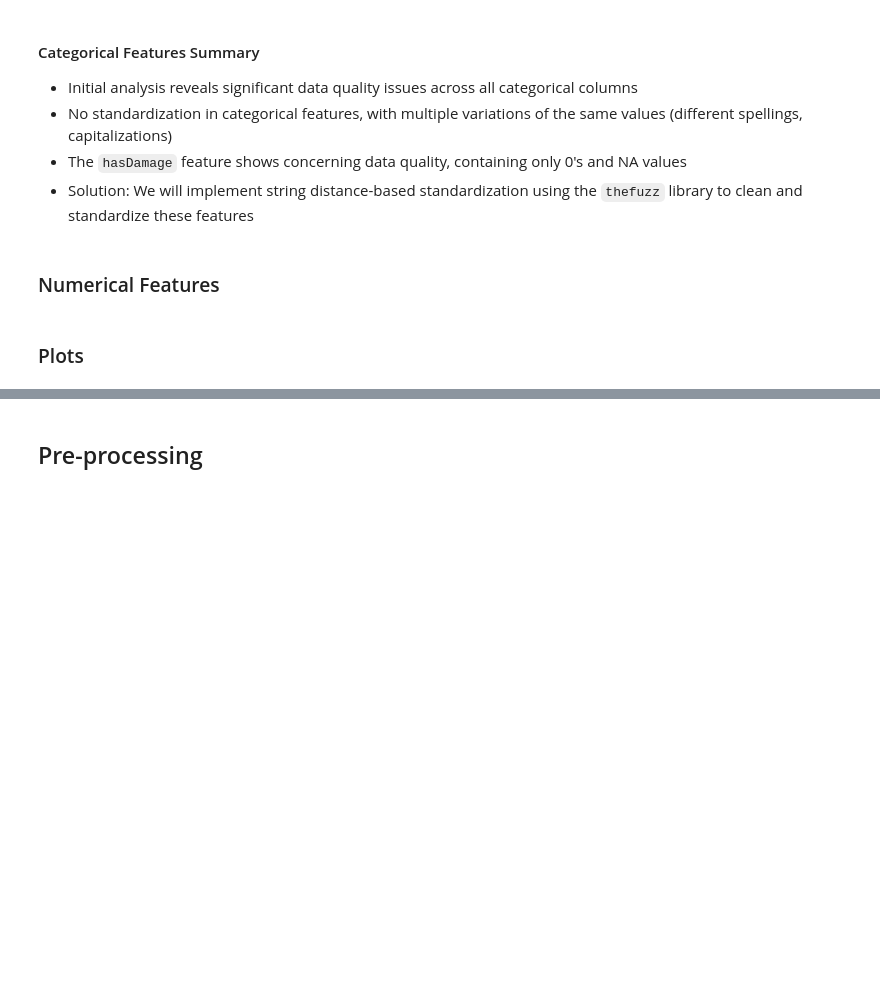
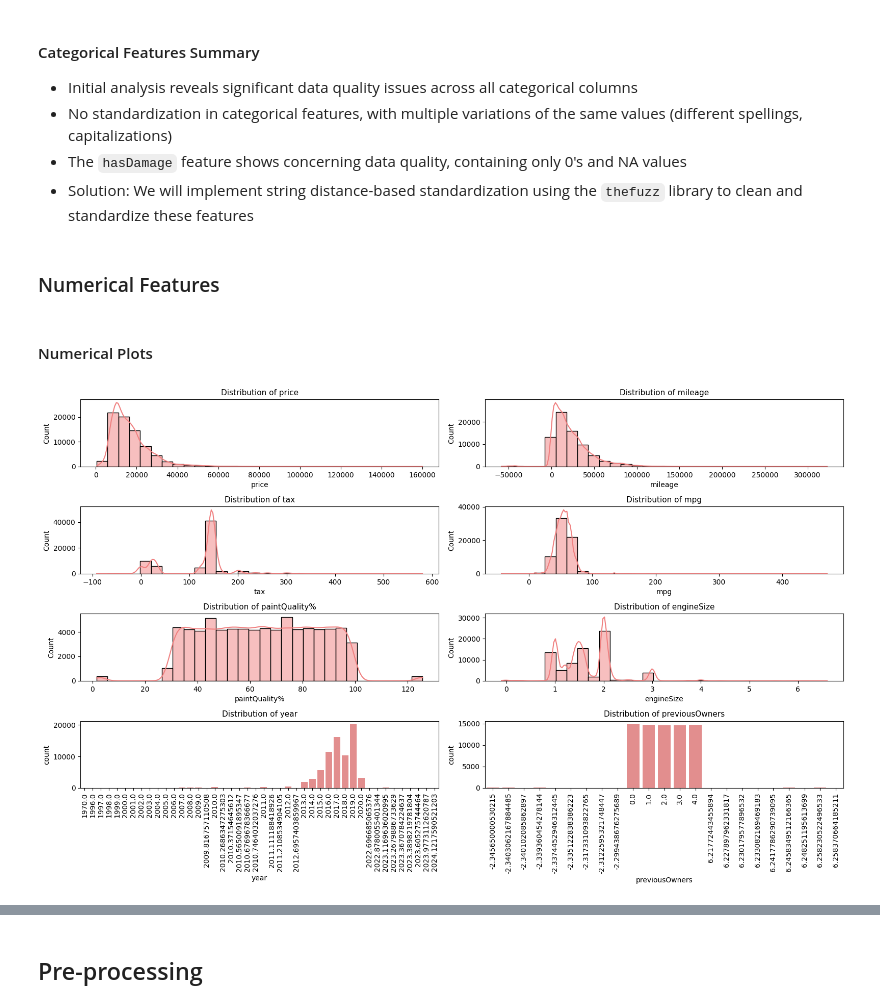
Before and after one commit to lucasdmcax/machine_learning, a Jupyter notebook: Homework_Group20.ipynb, the cells around one changed output, grey strips where cells are left out. Drawn from its saved outputs; the diff is of its cells as text; code cells hidden in the pictures; blank space fills up the shorter version.

```diff
--- a/Homework_Group20.ipynb
+++ b/Homework_Group20.ipynb
@@ -72,21 +132,22 @@ num_cols = [ 'mileage', 'tax', 'mpg', 'engineSize', 'year']
 # %% [markdown]
 <a id="plots"></a>
-### Plots
+#### Numerical Plots
-# %%
-num_cols = ['price', 'mileage', 'tax', 'mpg', 'engineSize', 'year']
-
-plt.figure(figsize=(16, 10))
-for i, col in enumerate(num_cols, 1):
-    plt.subplot(2, 3, i)
-    sns.boxplot(data=df, x=col, color="skyblue")
-    plt.title(f"Boxplot of {col}", fontsize=11)
-plt.tight_layout()
-plt.show()
-# %%
-plt.figure(figsize=(16, 10))
-for i, col in enumerate(num_cols, 1):
-    plt.subplot(2, 3, i)
-    sns.histplot(data=df, x=col, bins=30, kde=True, color="lightcoral")
-    plt.title(f"Distribution of {col}", fontsize=11)
-plt.tight_layout()
-plt.show()
+# %%
+# Plot figures for numerical features and the target variable (price)
+plt.figure(figsize=(16, 10))
+for i, (col, var_type) in enumerate(num_cols.items(), 1):
+    plt.subplot(4, 2, i)
+
+    # Plot based on variable type
+    if var_type == 'continuous':
+        sns.histplot(data=df, x=col, kde=True, color="lightcoral", bins=30)
+        plt.title(f"Distribution of {col}", fontsize=11)
+    elif var_type == 'discrete':
+        sns.countplot(data=df, x=col, color="lightcoral")
+        plt.title(f"Distribution of {col}", fontsize=11)
+        plt.xticks(rotation=90)
+
+plt.tight_layout()
+plt.show()
+# %% [output]
+[figure, added]
```
Also changed, not shown: parts of 30 cells of this notebook.
